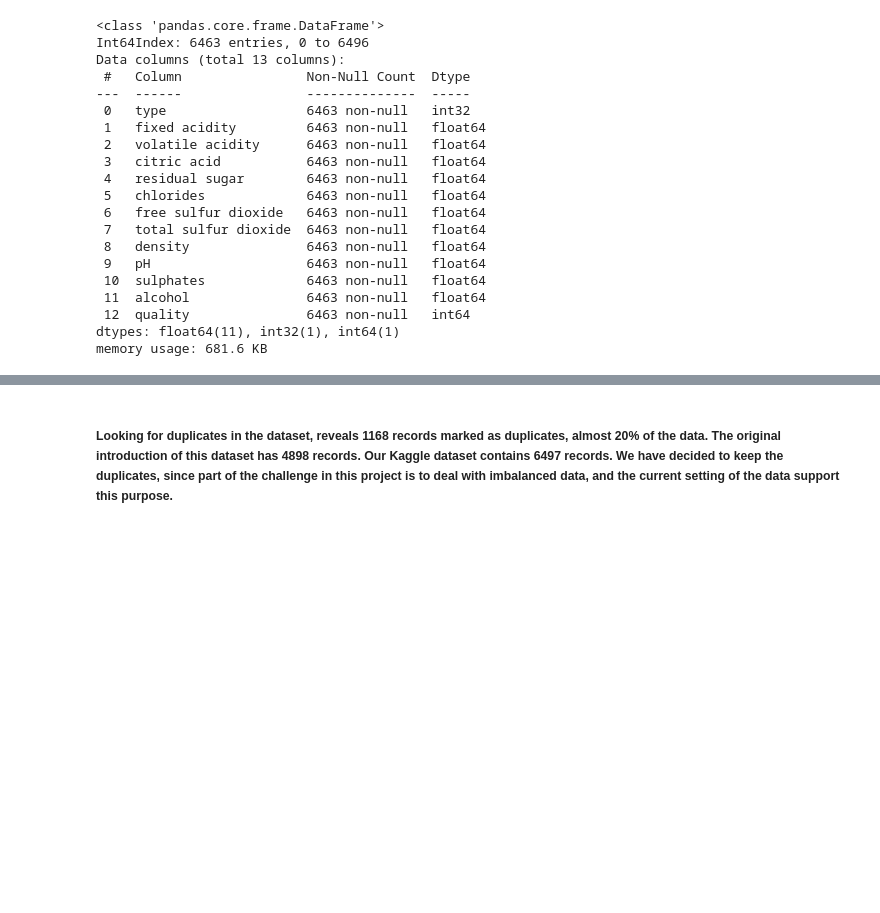
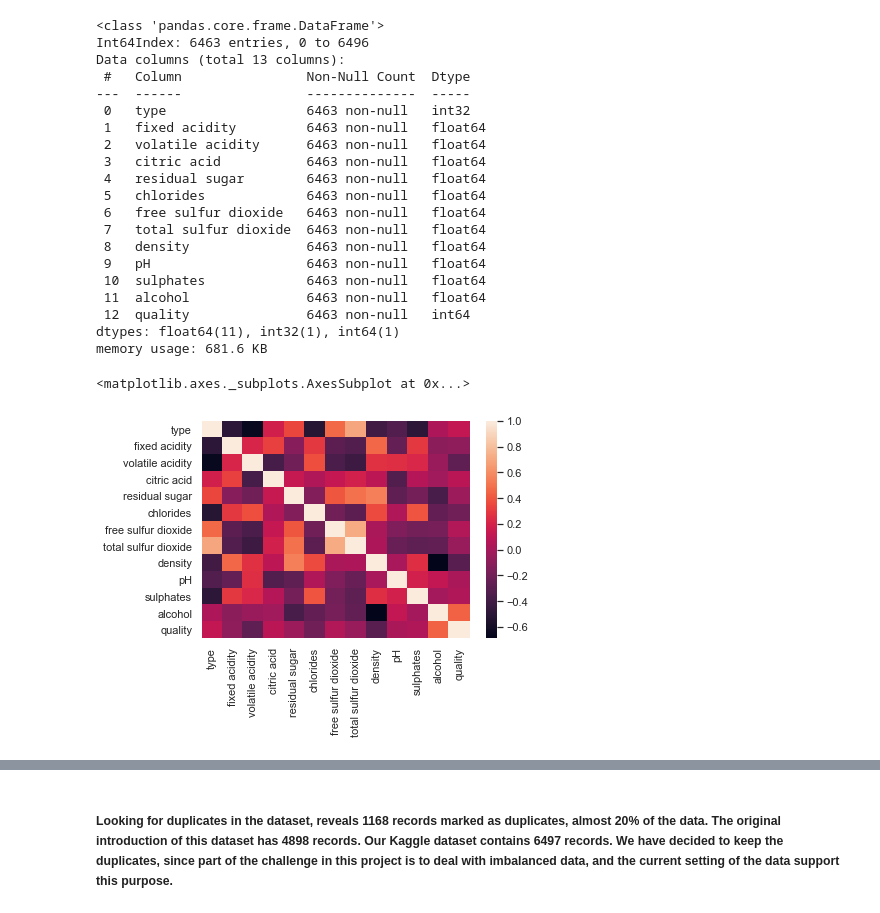
Before and after one commit to diklabirman/final-project-data-science, a Jupyter notebook: wine classification (3).ipynb, the cells around one changed output, grey strips where cells are left out. Drawn from its saved outputs; the diff is of its cells as text; code cells hidden in the pictures; blank space fills up the shorter version.

```diff
--- a/wine classification (3).ipynb
+++ b/wine classification (3).ipynb
@@ -214,3 +214,8 @@ Data columns (total 13 columns):
  12  quality               6463 non-null   int64
 dtypes: float64(11), int32(1), int64(1)
 memory usage: 681.6 KB
+# %%
+sns.heatmap(df02.corr())
+# %% [output]
+<matplotlib.axes._subplots.AxesSubplot at 0x...>
+[figure, added]
```
Also changed, not shown: parts of 34 cells of this notebook, 3 other files.
